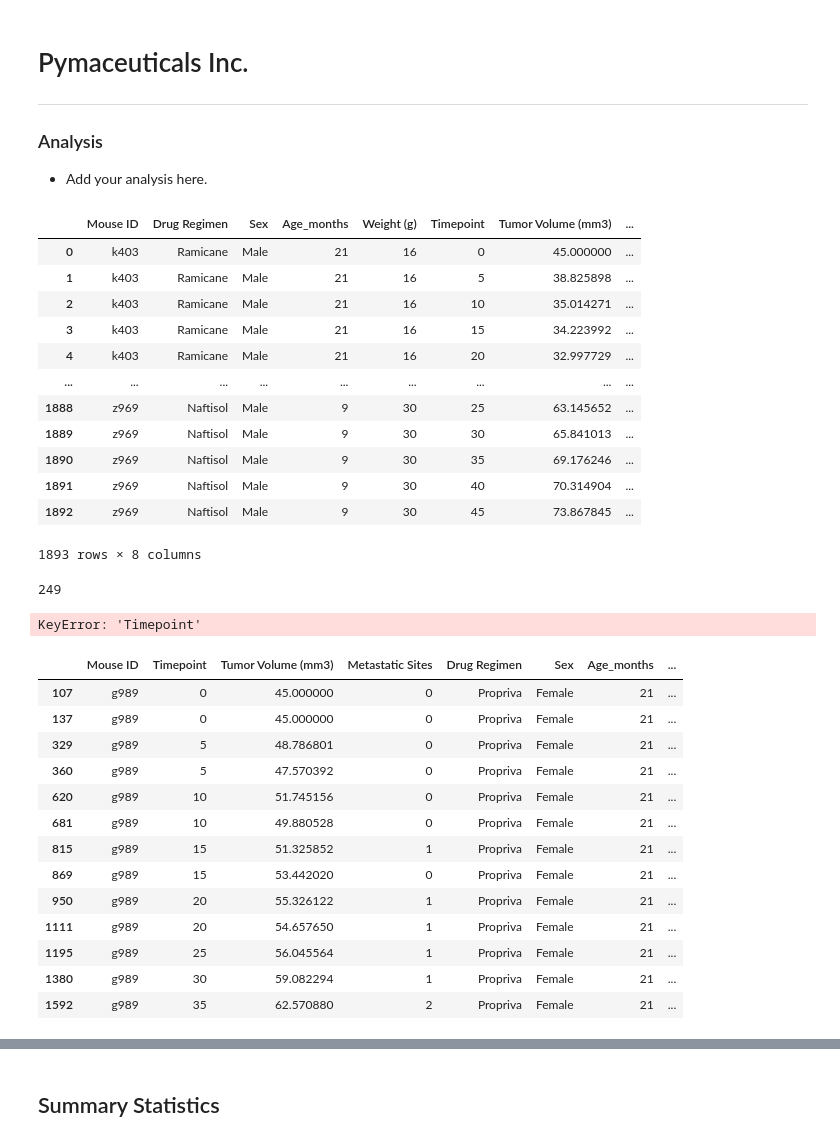
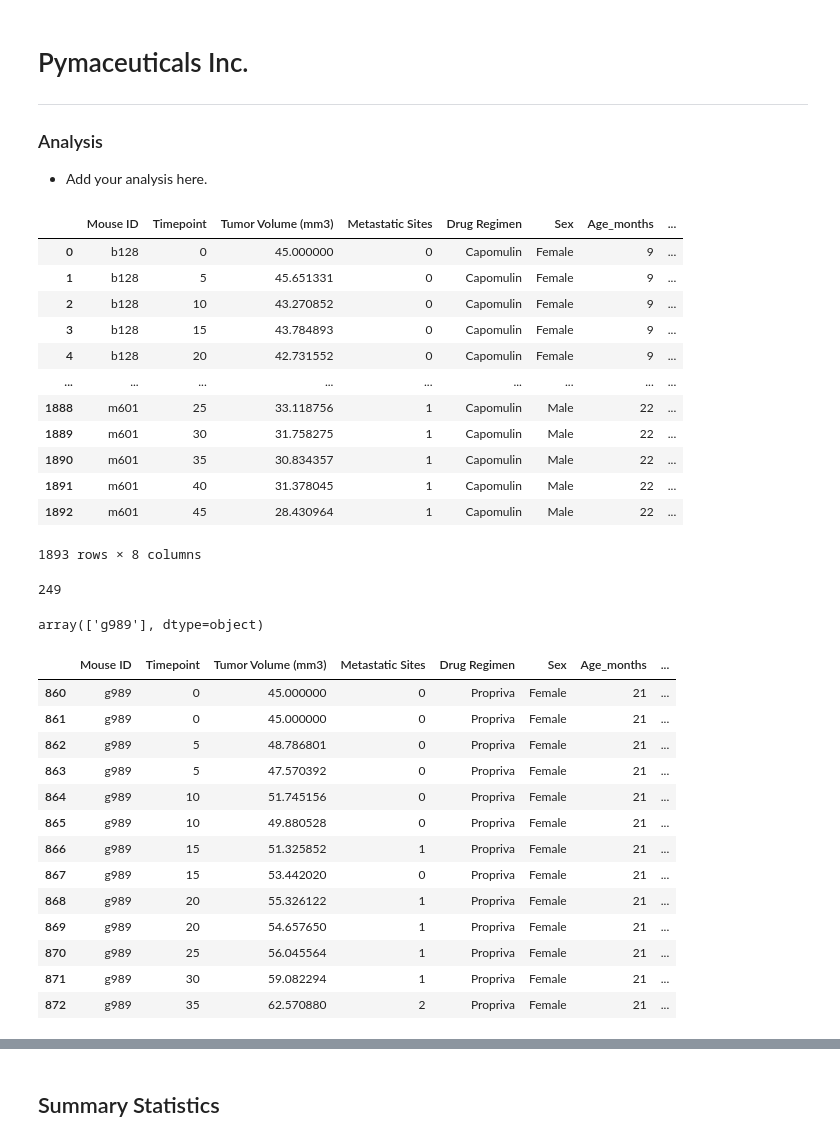
Before and after one commit to EBPaz/Plotting_Challenge, a Jupyter notebook: Pymaceuticals/pymaceuticals_starter.ipynb, the cells around one changed output, grey strips where cells are left out. Saved outputs shown, nothing was run; the diff lists cells and outputs as text; code cells hidden in the pictures.

```diff
--- a/Pymaceuticals/pymaceuticals_starter.ipynb
+++ b/Pymaceuticals/pymaceuticals_starter.ipynb
@@ -8,36 +8,36 @@
 # %%
 # Dependencies and Setup
 import matplotlib.pyplot as plt
 import pandas as pd
 import scipy.stats as st
 import numpy as np
 
 # Study data files
 mouse_metadata_path = "data/Mouse_metadata.csv"
 study_results_path = "data/Study_results.csv"
 
 # Read the mouse data and the study results
 mouse_metadata = pd.read_csv(mouse_metadata_path)
 study_results = pd.read_csv(study_results_path)
 
 # Combine the data into a single DataFrame
-pymaceutical_main=pd.merge(mouse_metadata, study_results, how ="outer", on = "Mouse ID")
+pymaceutical_main=pd.merge(study_results, mouse_metadata, how ="outer", on = "Mouse ID")
 
 # Display the data table for preview
 pymaceutical_main
 # %% [output]
-|  | Mouse ID | Drug Regimen | Sex | Age_months | Weight (g) | Timepoint | Tumor Volume (mm3) | ... |
-| 0 | k403 | Ramicane | Male | 21 | 16 | 0 | 45.000000 | ... |
-| 1 | k403 | Ramicane | Male | 21 | 16 | 5 | 38.825898 | ... |
-| 2 | k403 | Ramicane | Male | 21 | 16 | 10 | 35.014271 | ... |
-| 3 | k403 | Ramicane | Male | 21 | 16 | 15 | 34.223992 | ... |
-| 4 | k403 | Ramicane | Male | 21 | 16 | 20 | 32.997729 | ... |
+|  | Mouse ID | Timepoint | Tumor Volume (mm3) | Metastatic Sites | Drug Regimen | Sex | Age_months | ... |
+| 0 | b128 | 0 | 45.000000 | 0 | Capomulin | Female | 9 | ... |
+| 1 | b128 | 5 | 45.651331 | 0 | Capomulin | Female | 9 | ... |
+| 2 | b128 | 10 | 43.270852 | 0 | Capomulin | Female | 9 | ... |
+| 3 | b128 | 15 | 43.784893 | 0 | Capomulin | Female | 9 | ... |
+| 4 | b128 | 20 | 42.731552 | 0 | Capomulin | Female | 9 | ... |
 | ... | ... | ... | ... | ... | ... | ... | ... | ... |
-| 1888 | z969 | Naftisol | Male | 9 | 30 | 25 | 63.145652 | ... |
-| 1889 | z969 | Naftisol | Male | 9 | 30 | 30 | 65.841013 | ... |
-| 1890 | z969 | Naftisol | Male | 9 | 30 | 35 | 69.176246 | ... |
-| 1891 | z969 | Naftisol | Male | 9 | 30 | 40 | 70.314904 | ... |
-| 1892 | z969 | Naftisol | Male | 9 | 30 | 45 | 73.867845 | ... |
+| 1888 | m601 | 25 | 33.118756 | 1 | Capomulin | Male | 22 | ... |
+| 1889 | m601 | 30 | 31.758275 | 1 | Capomulin | Male | 22 | ... |
+| 1890 | m601 | 35 | 30.834357 | 1 | Capomulin | Male | 22 | ... |
+| 1891 | m601 | 40 | 31.378045 | 1 | Capomulin | Male | 22 | ... |
+| 1892 | m601 | 45 | 28.430964 | 1 | Capomulin | Male | 22 | ... |
 1893 rows × 8 columns
 # %%
 # Checking the number of mice.
@@ -48,25 +48,28 @@ mice
 # %%
 # Our data should be uniquely identified by Mouse ID and Timepoint
 # Get the duplicate mice by ID number that shows up for Mouse ID and Timepoint.
-duplicate_mice = pymaceutical_main.loc[(pymaceutical_main["Mouse ID"]["Timepoint"].unique())]
+duplicate_mice = pymaceutical_main.loc[pymaceutical_main.duplicated(subset=['Mouse ID', 'Timepoint']),'Mouse ID'].unique()
+duplicate_mice
 # %% [output]
-KeyError: 'Timepoint'
+array(['g989'], dtype=object)
 # %%
 # Optional: Get all the data for the duplicate mouse ID.
+duplicate_mice_df = pymaceutical_main.loc[pymaceutical_main["Mouse ID"]=="g989"]
+duplicate_mice_df
 # %% [output]
 |  | Mouse ID | Timepoint | Tumor Volume (mm3) | Metastatic Sites | Drug Regimen | Sex | Age_months | ... |
-| 107 | g989 | 0 | 45.000000 | 0 | Propriva | Female | 21 | ... |
-| 137 | g989 | 0 | 45.000000 | 0 | Propriva | Female | 21 | ... |
-| 329 | g989 | 5 | 48.786801 | 0 | Propriva | Female | 21 | ... |
-| 360 | g989 | 5 | 47.570392 | 0 | Propriva | Female | 21 | ... |
-| 620 | g989 | 10 | 51.745156 | 0 | Propriva | Female | 21 | ... |
-| 681 | g989 | 10 | 49.880528 | 0 | Propriva | Female | 21 | ... |
-| 815 | g989 | 15 | 51.325852 | 1 | Propriva | Female | 21 | ... |
-| 869 | g989 | 15 | 53.442020 | 0 | Propriva | Female | 21 | ... |
-| 950 | g989 | 20 | 55.326122 | 1 | Propriva | Female | 21 | ... |
-| 1111 | g989 | 20 | 54.657650 | 1 | Propriva | Female | 21 | ... |
-| 1195 | g989 | 25 | 56.045564 | 1 | Propriva | Female | 21 | ... |
-| 1380 | g989 | 30 | 59.082294 | 1 | Propriva | Female | 21 | ... |
-| 1592 | g989 | 35 | 62.570880 | 2 | Propriva | Female | 21 | ... |
+| 860 | g989 | 0 | 45.000000 | 0 | Propriva | Female | 21 | ... |
+| 861 | g989 | 0 | 45.000000 | 0 | Propriva | Female | 21 | ... |
+| 862 | g989 | 5 | 48.786801 | 0 | Propriva | Female | 21 | ... |
+| 863 | g989 | 5 | 47.570392 | 0 | Propriva | Female | 21 | ... |
+| 864 | g989 | 10 | 51.745156 | 0 | Propriva | Female | 21 | ... |
+| 865 | g989 | 10 | 49.880528 | 0 | Propriva | Female | 21 | ... |
+| 866 | g989 | 15 | 51.325852 | 1 | Propriva | Female | 21 | ... |
+| 867 | g989 | 15 | 53.442020 | 0 | Propriva | Female | 21 | ... |
+| 868 | g989 | 20 | 55.326122 | 1 | Propriva | Female | 21 | ... |
+| 869 | g989 | 20 | 54.657650 | 1 | Propriva | Female | 21 | ... |
+| 870 | g989 | 25 | 56.045564 | 1 | Propriva | Female | 21 | ... |
+| 871 | g989 | 30 | 59.082294 | 1 | Propriva | Female | 21 | ... |
+| 872 | g989 | 35 | 62.570880 | 2 | Propriva | Female | 21 | ... |
 # %%
 # Create a clean DataFrame by dropping the duplicate mouse by its ID.
```
Also changed, not shown: parts of 5 cells of this notebook, 1 other file.
